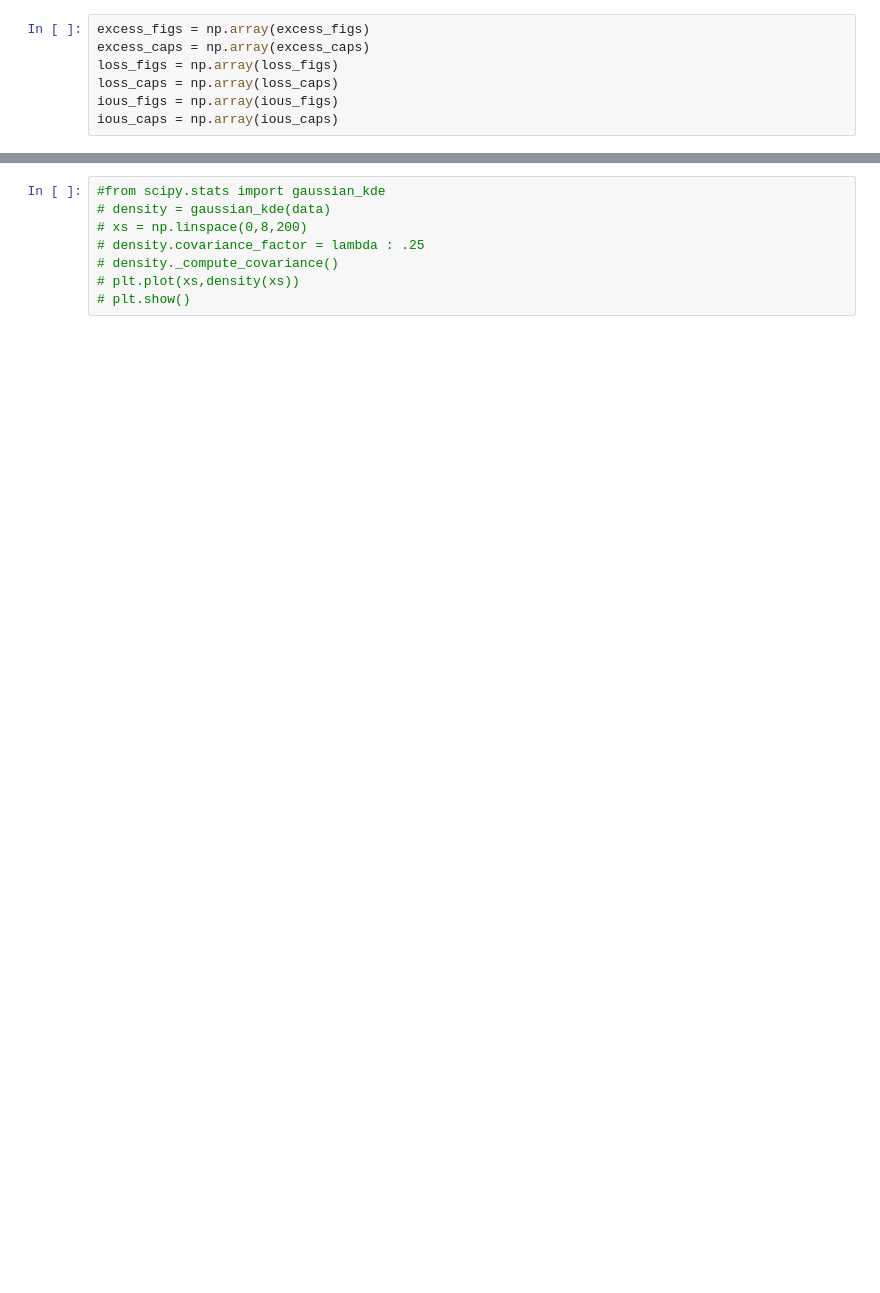
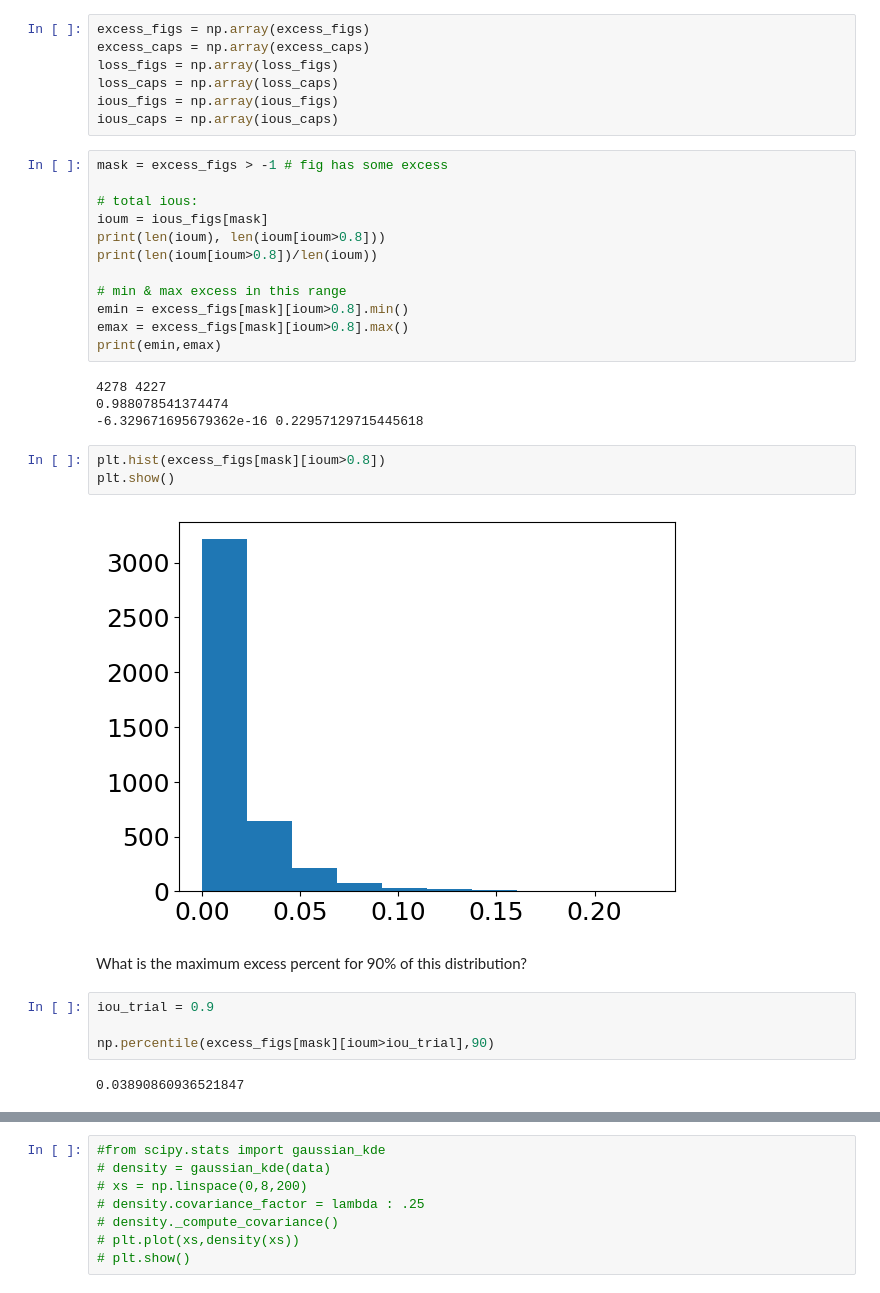
Before and after one commit to ReadingTimeMachine/digitization_at_high_localization, a Jupyter notebook: iou_vs_metrics_of_interest.ipynb, the cells around one changed output, grey strips where cells are left out. Cells and saved outputs as stored; diff of their text form; blank space fills up the shorter version.

```diff
--- a/iou_vs_metrics_of_interest.ipynb
+++ b/iou_vs_metrics_of_interest.ipynb
@@ -191,3 +198,32 @@ loss_figs = np.array(loss_figs)
 loss_caps = np.array(loss_caps)
 ious_figs = np.array(ious_figs)
 ious_caps = np.array(ious_caps)
+# %%
+mask = excess_figs > -1 # fig has some excess
+
+# total ious:
+ioum = ious_figs[mask]
+print(len(ioum), len(ioum[ioum>0.8]))
+print(len(ioum[ioum>0.8])/len(ioum))
+
+# min & max excess in this range
+emin = excess_figs[mask][ioum>0.8].min()
+emax = excess_figs[mask][ioum>0.8].max()
+print(emin,emax)
+# %% [output]
+4278 4227
+0.988078541374474
+-6.329671695679362e-16 0.22957129715445618
+# %%
+plt.hist(excess_figs[mask][ioum>0.8])
+plt.show()
+# %% [output]
+[figure, added]
+# %% [markdown]
+What is the maximum excess percent for 90% of this distribution?
+# %%
+iou_trial = 0.9
+
+np.percentile(excess_figs[mask][ioum>iou_trial],90)
+# %% [output]
+0.03890860936521847
```
Also changed, not shown: parts of 30 cells of this notebook.
